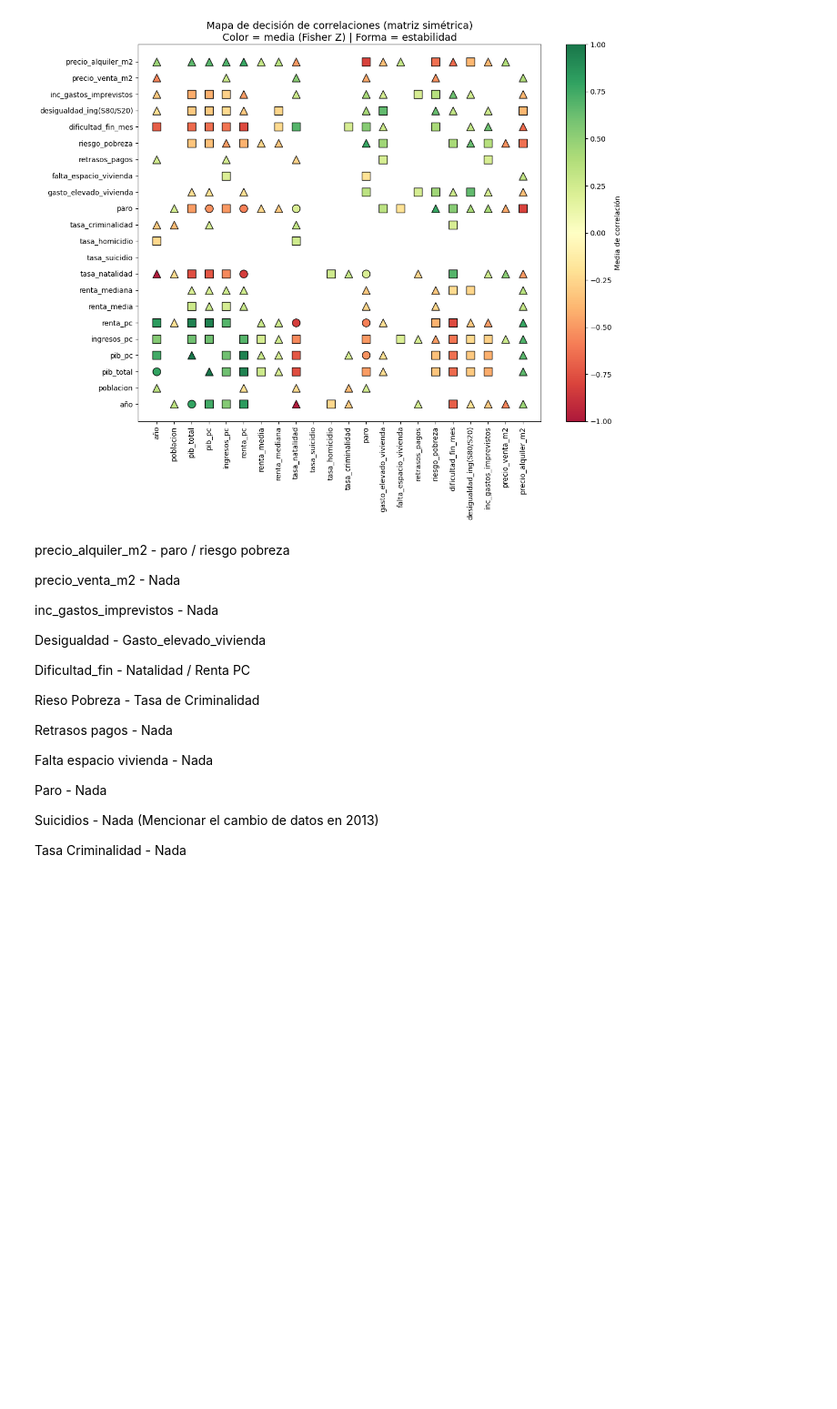
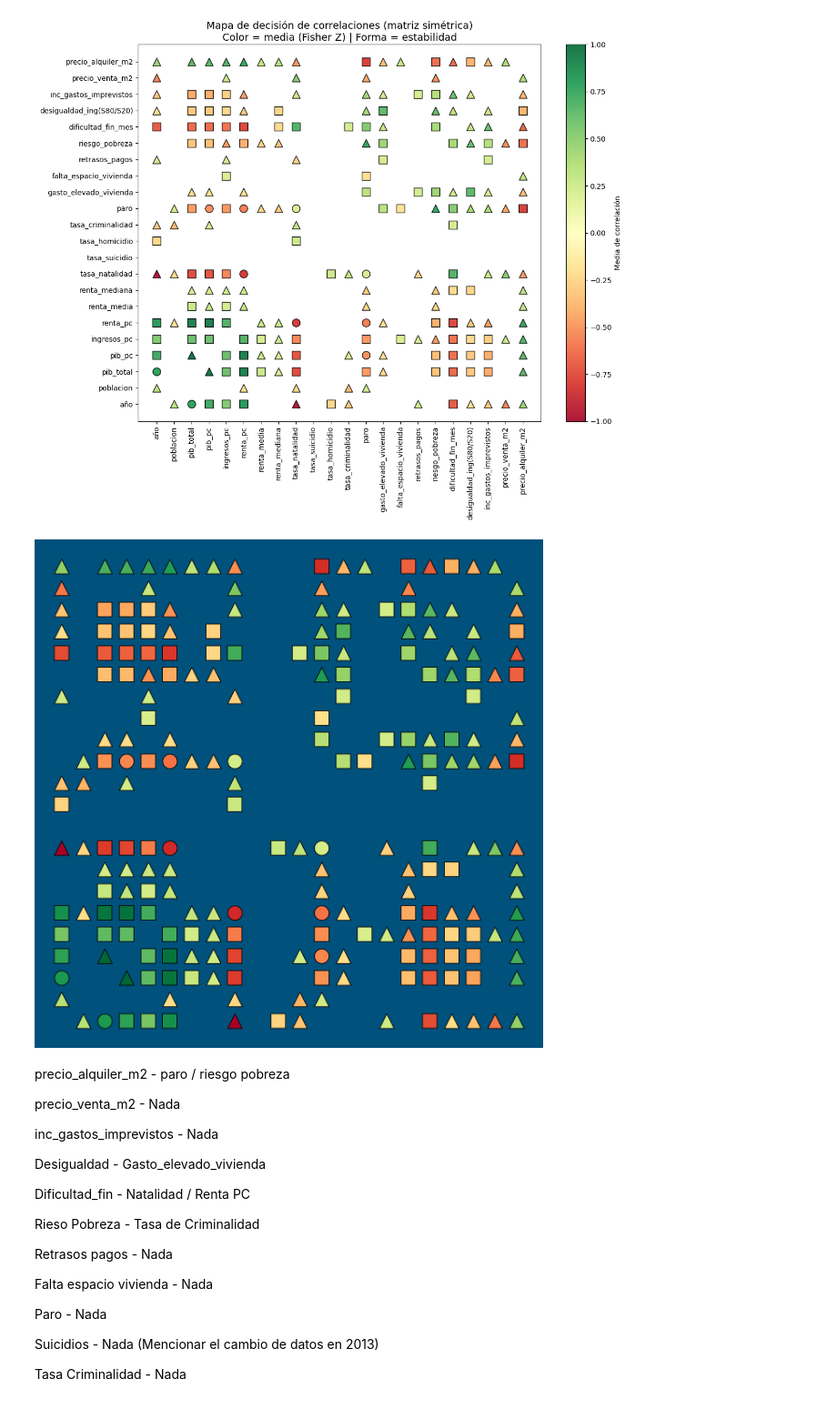
Before and after one commit to mrosm-dev/EDA_PIB_VS_CALIDAD_DE_VIDA, a Jupyter notebook: notebooks/Pedro/04_analisis.ipynb, the cells around one changed output. Shown at 91% size. Cells and saved outputs as stored; diff of their text form; code cells hidden in the pictures; blank space fills up the shorter version.

```diff
--- a/notebooks/Pedro/04_analisis.ipynb
+++ b/notebooks/Pedro/04_analisis.ipynb
@@ -450,6 +477,56 @@ plt.tight_layout()
 plt.show()
 # %% [output]
 [figure]
+# %%
+variables = corr_matrices['Madrid'].columns.tolist()
+var_index = {v: i for i, v in enumerate(variables)}
+
+fig, ax = plt.subplots(figsize=(12, 12))
+
+# fondo azul claro
+ax.set_facecolor("#00517c")
+fig.patch.set_facecolor("#00517c")
+
+for (var_x, var_y), row in summary_full.iterrows():
+
+    x = var_index[var_x]
+    y = var_index[var_y]
+
+    marker = {
+        "low": "o",
+        "medium": "s",
+        "high": "^"
+    }[row["std_cat"]]
+
+    ax.scatter(
+        x,
+        y,
+        c=row["mean_r"],
+        cmap="RdYlGn",
+        vmin=-1,
+        vmax=1,
+        s=600,              # 🔥 marcadores grandes
+        marker=marker,
+        edgecolor="black",
+        linewidth=1.2,
+        alpha=1.0
+    )
+
+# quitar ticks y texto
+ax.set_xticks([])
+ax.set_yticks([])
+ax.set_xlabel("")
+ax.set_ylabel("")
+ax.set_title("")
+
+# quitar bordes
+for spine in ax.spines.values():
+    spine.set_visible(False)
+
+plt.tight_layout()
+plt.show()
+# %% [output]
+[figure, added]
 # %% [markdown]
 precio_alquiler_m2 - paro / riesgo pobreza
 
```
Also changed, not shown: parts of 24 cells of this notebook, 7 other files.
